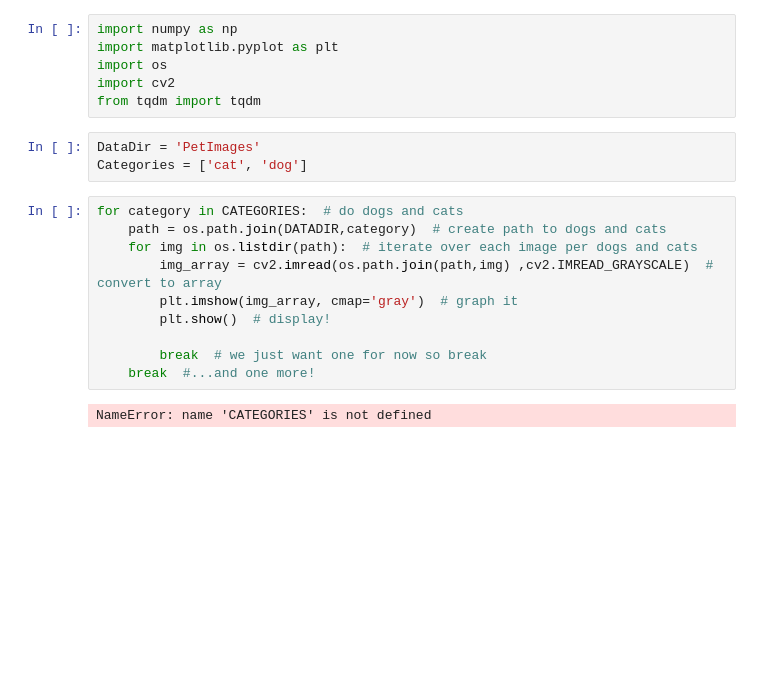
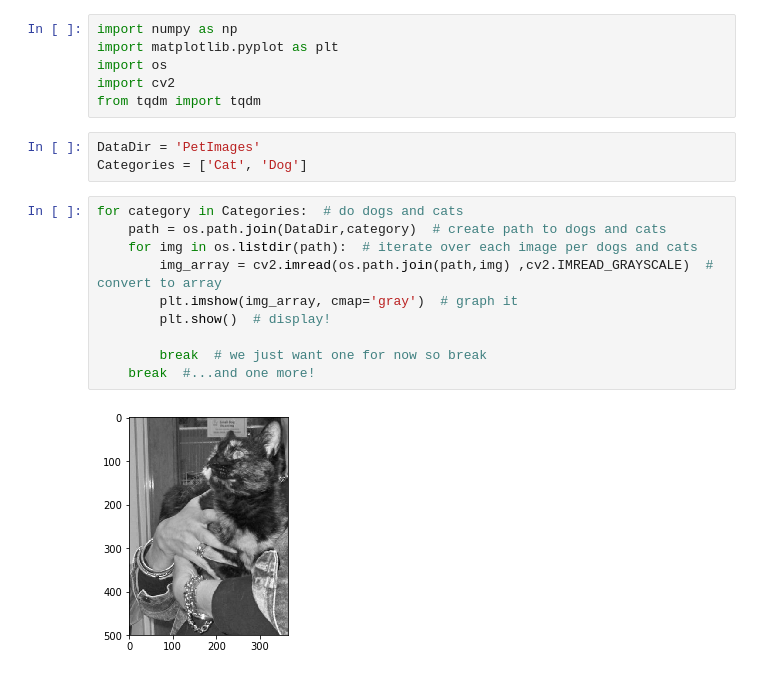
Before and after one commit to matthewgiem/Keras_tutorial, a Jupyter notebook: Untitled.ipynb, the cells around one changed output. Cells and saved outputs as stored; diff of their text form; blank space fills up the shorter version.

```diff
--- a/Untitled.ipynb
+++ b/Untitled.ipynb
@@ -6,16 +6,16 @@ import cv2
 from tqdm import tqdm
 # %%
 DataDir = 'PetImages'
-Categories = ['cat', 'dog']
+Categories = ['Cat', 'Dog']
 # %%
-for category in CATEGORIES:  # do dogs and cats
-    path = os.path.join(DATADIR,category)  # create path to dogs and cats
+for category in Categories:  # do dogs and cats
+    path = os.path.join(DataDir,category)  # create path to dogs and cats
     for img in os.listdir(path):  # iterate over each image per dogs and cats
         img_array = cv2.imread(os.path.join(path,img) ,cv2.IMREAD_GRAYSCALE)  # convert to array
         plt.imshow(img_array, cmap='gray')  # graph it
         plt.show()  # display!
 
         break  # we just want one for now so break
     break  #...and one more!
 # %% [output]
-NameError: name 'CATEGORIES' is not defined
+[figure, added]
```
Also changed, not shown: parts of 1 cell of this notebook.
